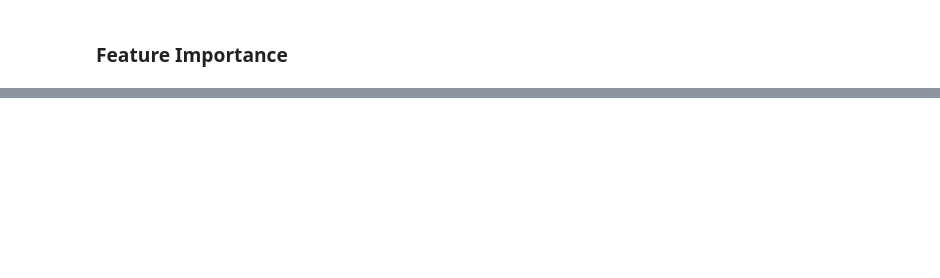
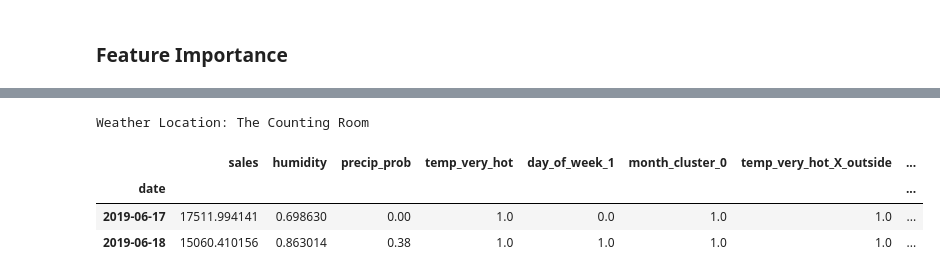
Before and after one commit to maks-p/restaurant_sales_forecasting, a Jupyter notebook: final_model.ipynb, the cells around one changed output, grey strips where cells are left out. Drawn from its saved outputs; the diff is of its cells as text; code cells hidden in the pictures; blank space fills up the shorter version.

```diff
--- a/final_model.ipynb
+++ b/final_model.ipynb
@@ -43,5 +43,5 @@ from config import darksky_api_key
 start_date = '2017-01-01' # Start Date Inclusive
 end_date = '2019-06-17' # End Date Exclusive
 
-search_business = 'Jupiter Disco'
+search_business = 'The Counting Room'
 location = 'Brooklyn, NY'
@@ -47,0 +191,39 @@ location = 'Brooklyn, NY'
+# %%
+# Create List of Weather Data Dictionaries & Input Target Dates
+def weather_call(start_date, end_date, _lat, _long):
+
+    weather = []
+    list_of_days = find_dates(start_date, end_date)
+
+    for day in list_of_days:
+
+        data = make_api_call(build_url(darksky_api_key, _lat, _long, day))
+
+        weather.append(parse_data(data))
+
+    return weather
+
+result = weather_call(start_date, end_date, lat, long)
+# %%
+# Build DataFrame from List of Dictionaries
+def build_weather_df(api_call_results):
+
+    df = pd.DataFrame(api_call_results)
+
+    # Add day of week to DataFrame + Set Index as date
+    df['date'] = pd.to_datetime(df['date'])
+    df['day_of_week'] = df['date'].dt.weekday
+    df['month'] = df['date'].dt.month
+
+    df.set_index('date', inplace=True)
+
+    df['apparent_temperature'].fillna(method='ffill',inplace=True)
+    df['temperature'].fillna(method='ffill',inplace=True)
+    df['humidity'].fillna(method='ffill',inplace=True)
+    df['precip_prob'].fillna(method='ffill', inplace=True)
+    df['pressure'].fillna(method='ffill', inplace=True)
+    df['precip_type'].fillna(value='none', inplace=True)
+
+    return df
+
+weather_df = build_weather_df(result);
@@ -604,0 +840,9 @@ visualizer.poof();
+# %%
+tonight = predict_df(xgb_rgr, scaler, X_train, dfx, pd.datetime.now().date() + pd.DateOffset(-days_fwd), pd.datetime.now().date())
+tonight[-2:]
+# %% [output]
+Weather Location: The Counting Room
+|  | sales | humidity | precip_prob | temp_very_hot | day_of_week_1 | month_cluster_0 | temp_very_hot_X_outside | ... |
+| date |  |  |  |  |  |  |  | ... |
+| 2019-06-17 | 17511.994141 | 0.698630 | 0.00 | 1.0 | 0.0 | 1.0 | 1.0 | ... |
+| 2019-06-18 | 15060.410156 | 0.863014 | 0.38 | 1.0 | 1.0 | 1.0 | 1.0 | ... |
```
Also changed, not shown: parts of 11 cells of this notebook, 5 other files.
